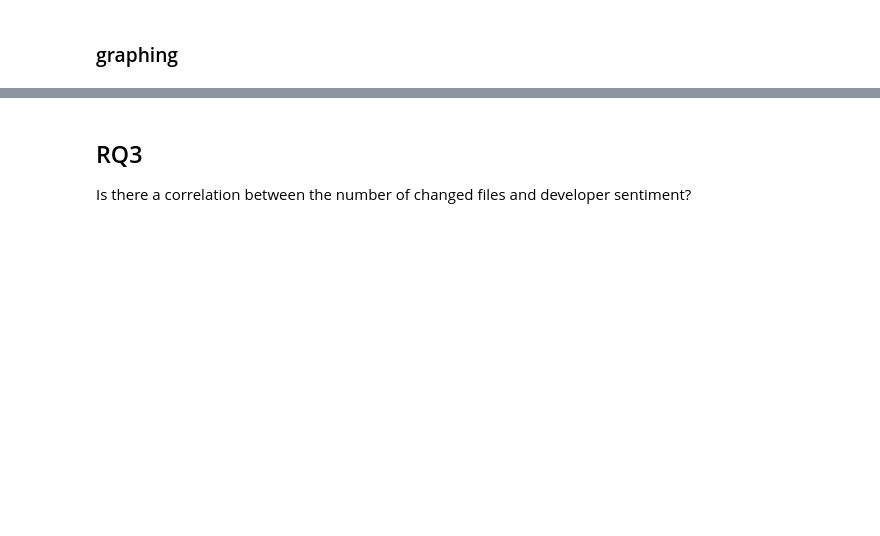
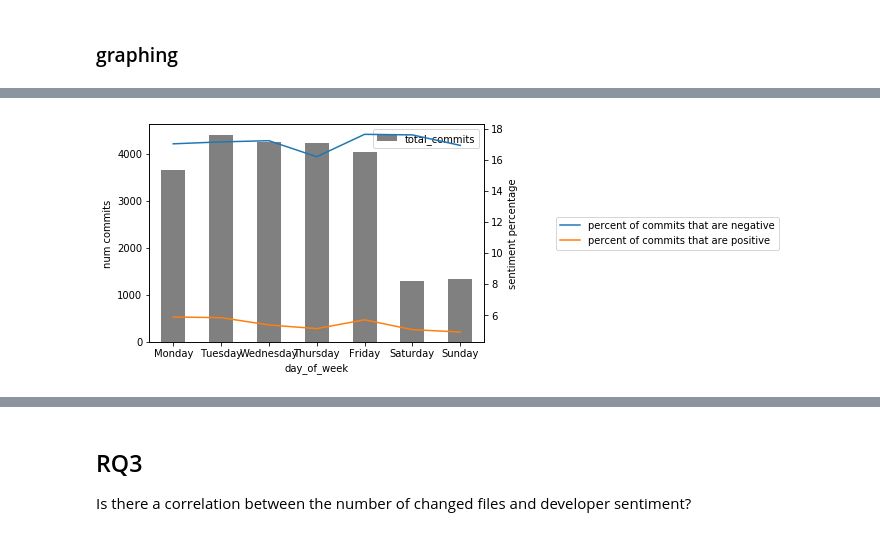
Before and after one commit to tiemonl/CSC640FinalProject, a Jupyter notebook: csc640_proj.ipynb, the cells around one changed output, grey strips where cells are left out. Drawn from its saved outputs; the diff is of its cells as text; code cells hidden in the pictures; blank space fills up the shorter version.

```diff
--- a/csc640_proj.ipynb
+++ b/csc640_proj.ipynb
@@ -270,0 +365,11 @@ plt.show()
+# %%
+#graphing the data for average commits
+ax = weekdays_avg.plot.bar(x='day_of_week', y='total', color='grey', label='total_commits')
+ax2 = weekdays_avg['negative_pct'].plot(secondary_y=True, label='percent of commits that are negative')
+ax3 = weekdays_avg['positive_pct'].plot(secondary_y=True, label='percent of commits that are positive')
+ax.set_ylabel('num commits')
+ax2.set_ylabel('sentiment percentage')
+plt.legend(loc='center left', bbox_to_anchor=(1.2, 0.5))
+plt.show()
+# %% [output]
+[figure, added]
```
Also changed, not shown: parts of 17 cells of this notebook.
